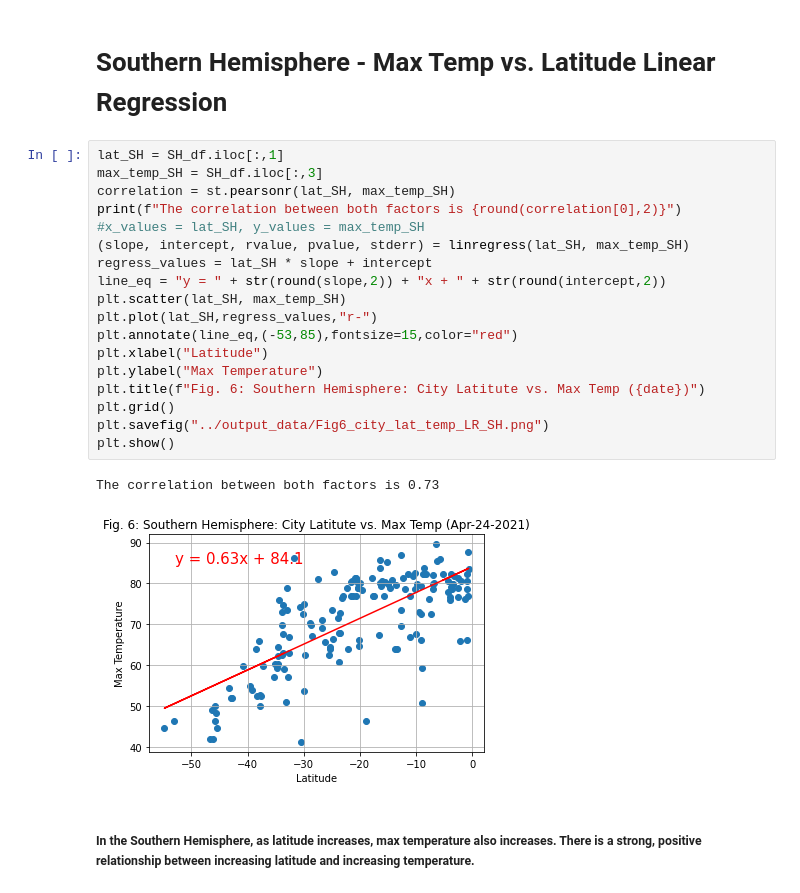
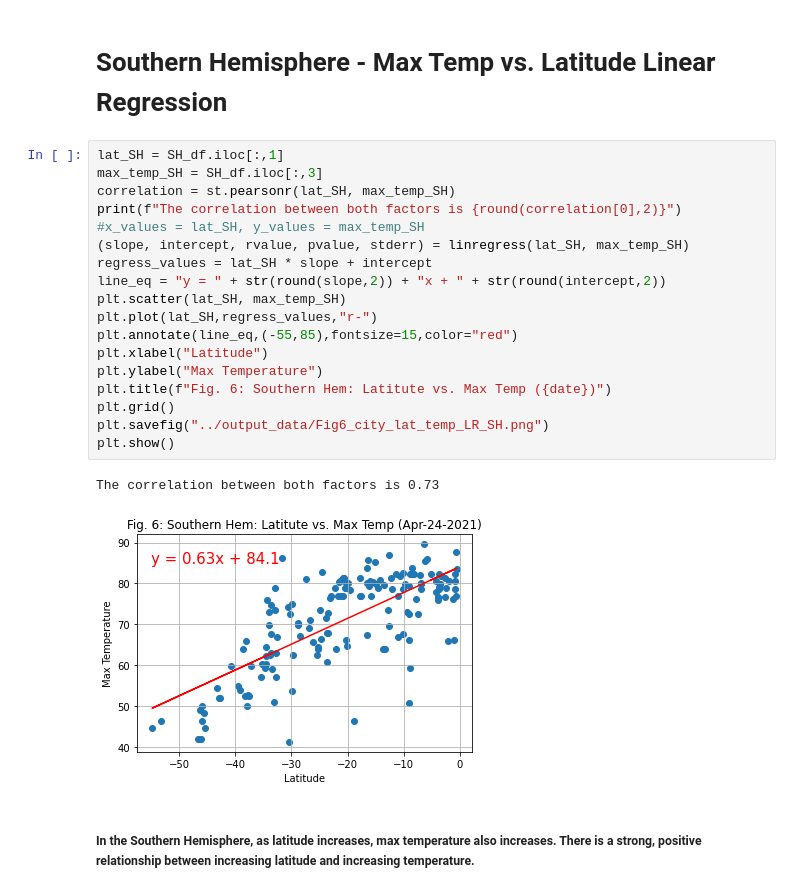
Before and after one commit to MarcLeslie/python-api-challenge, a Jupyter notebook: WeatherPy/WeatherPy.ipynb, the cells around one changed output. Drawn from its saved outputs; the diff is of its cells as text.

```diff
--- a/WeatherPy/WeatherPy.ipynb
+++ b/WeatherPy/WeatherPy.ipynb
@@ -271,24 +271,24 @@ The correlation between both factors is -0.85
 # %%
 lat_SH = SH_df.iloc[:,1]
 max_temp_SH = SH_df.iloc[:,3]
 correlation = st.pearsonr(lat_SH, max_temp_SH)
 print(f"The correlation between both factors is {round(correlation[0],2)}")
 #x_values = lat_SH, y_values = max_temp_SH
 (slope, intercept, rvalue, pvalue, stderr) = linregress(lat_SH, max_temp_SH)
 regress_values = lat_SH * slope + intercept
 line_eq = "y = " + str(round(slope,2)) + "x + " + str(round(intercept,2))
 plt.scatter(lat_SH, max_temp_SH)
 plt.plot(lat_SH,regress_values,"r-")
-plt.annotate(line_eq,(-53,85),fontsize=15,color="red")
+plt.annotate(line_eq,(-55,85),fontsize=15,color="red")
 plt.xlabel("Latitude")
 plt.ylabel("Max Temperature")
-plt.title(f"Fig. 6: Southern Hemisphere: City Latitute vs. Max Temp ({date})")
+plt.title(f"Fig. 6: Southern Hem: Latitute vs. Max Temp ({date})")
 plt.grid()
 plt.savefig("../output_data/Fig6_city_lat_temp_LR_SH.png")
 plt.show()
 # %% [output]
 The correlation between both factors is 0.73
-[figure, old version]
+[figure, new version]
 # %% [markdown]
 ##### In the Southern Hemisphere, as latitude increases, max temperature also increases.  There is a strong, positive relationship between increasing latitude and increasing temperature.
 # %% [markdown]
```
Also changed, not shown: parts of 12 cells of this notebook, 13 other files.
